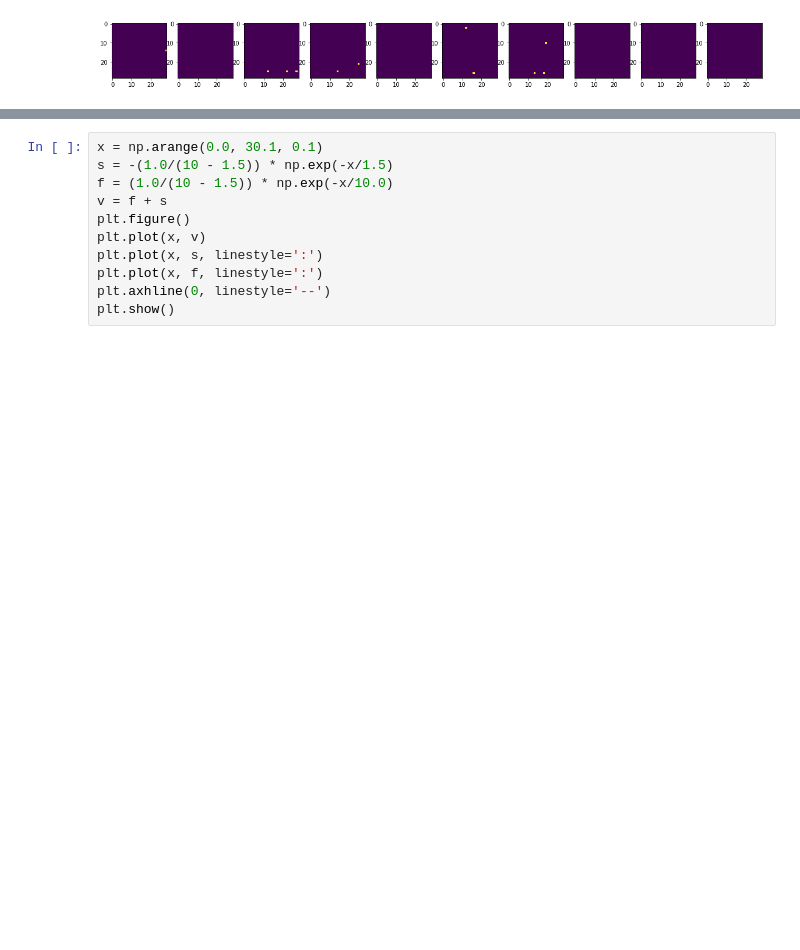
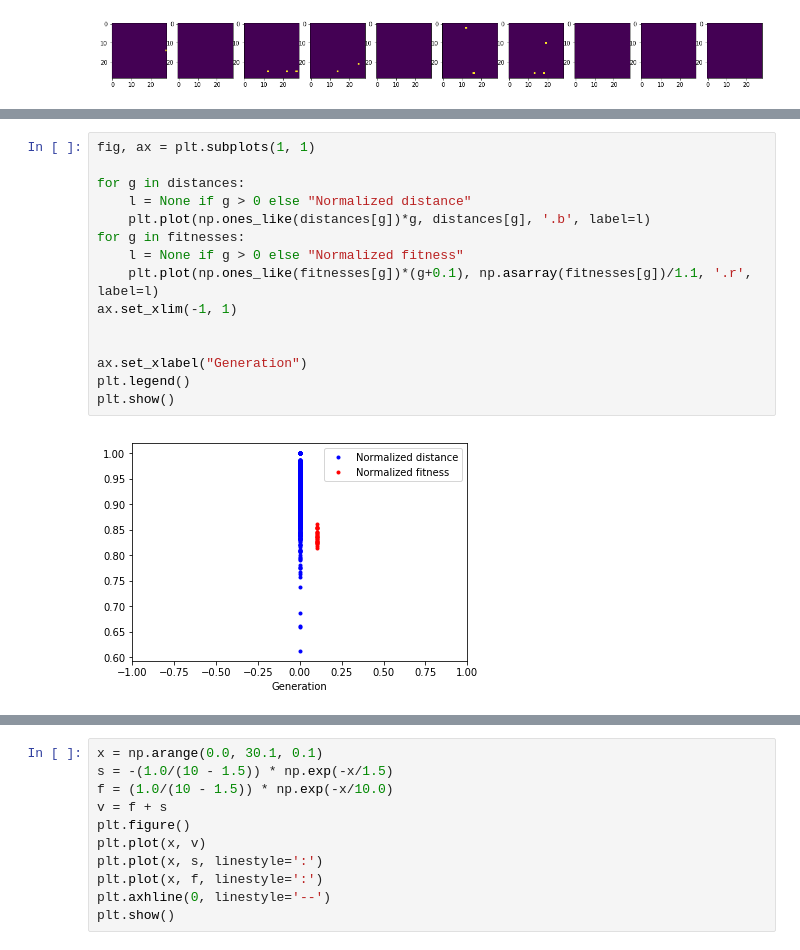
Before and after one commit to oyvinht/l2l-omniglot, a Jupyter notebook: see_results_contents.ipynb, the cells around one changed output, grey strips where cells are left out. Saved outputs shown, nothing was run; the diff lists cells and outputs as text; blank space fills up the shorter version.

```diff
--- a/see_results_contents.ipynb
+++ b/see_results_contents.ipynb
@@ -329,0 +348,17 @@ for g in fitnesses:
+# %%
+fig, ax = plt.subplots(1, 1)
+
+for g in distances:
+    l = None if g > 0 else "Normalized distance"
+    plt.plot(np.ones_like(distances[g])*g, distances[g], '.b', label=l)
+for g in fitnesses:
+    l = None if g > 0 else "Normalized fitness"
+    plt.plot(np.ones_like(fitnesses[g])*(g+0.1), np.asarray(fitnesses[g])/1.1, '.r', label=l)
+ax.set_xlim(-1, 1)
+
+
+ax.set_xlabel("Generation")
+plt.legend()
+plt.show()
+# %% [output]
+[figure, added]
```
Also changed, not shown: parts of 10 cells of this notebook, 2 other files.
